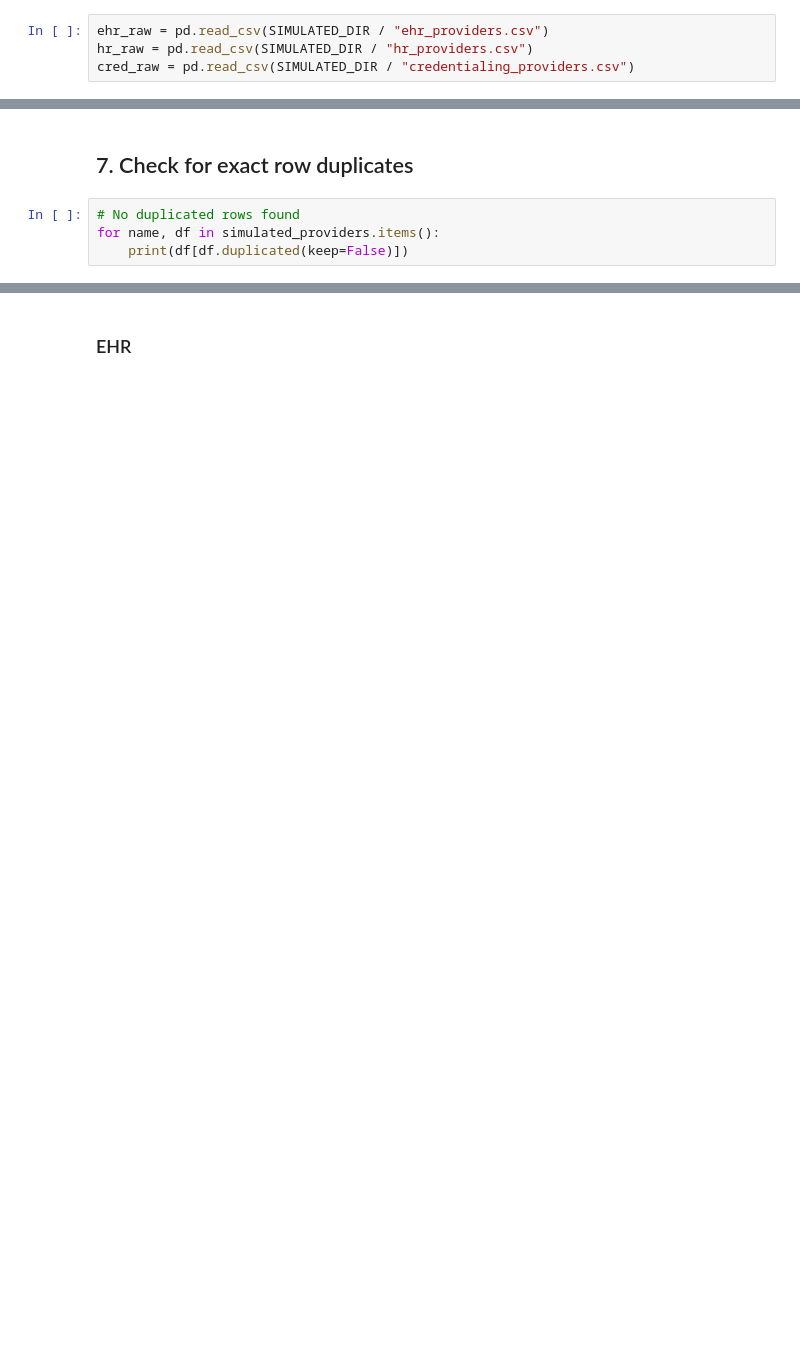
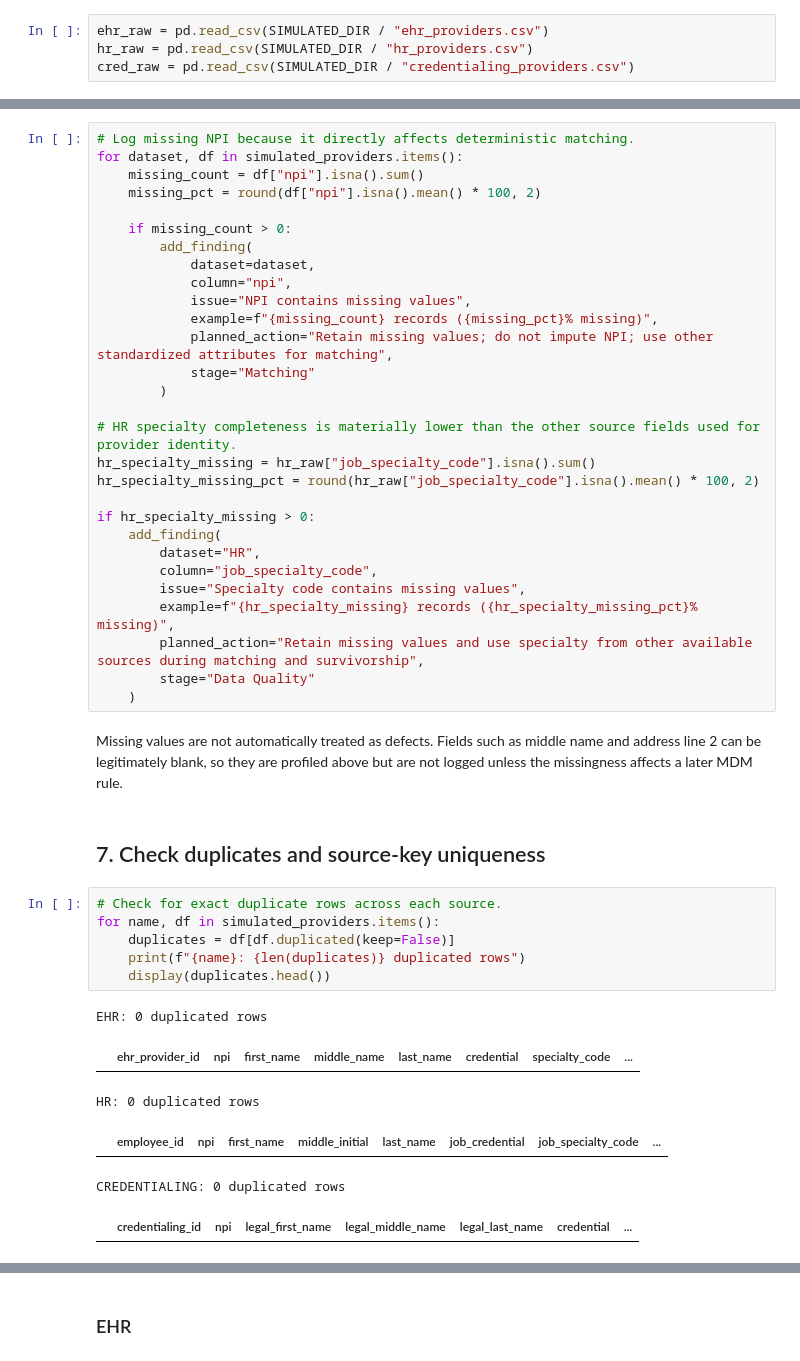
Before and after one commit to monkikat/provider-mdm-pimcore, a Jupyter notebook: notebooks/profiling_source_data.ipynb, the cells around one changed output, grey strips where cells are left out. Saved outputs shown, nothing was run; the diff lists cells and outputs as text; blank space fills up the shorter version.

```diff
--- a/notebooks/profiling_source_data.ipynb
+++ b/notebooks/profiling_source_data.ipynb
@@ -130,6 +205,46 @@ for name, df in simulated_providers.items():
+# %%
+# Log missing NPI because it directly affects deterministic matching.
+for dataset, df in simulated_providers.items():
+    missing_count = df["npi"].isna().sum()
+    missing_pct = round(df["npi"].isna().mean() * 100, 2)
+
+    if missing_count > 0:
+        add_finding(
+            dataset=dataset,
+            column="npi",
+            issue="NPI contains missing values",
+            example=f"{missing_count} records ({missing_pct}% missing)",
+            planned_action="Retain missing values; do not impute NPI; use other standardized attributes for matching",
+            stage="Matching"
+        )
+
+# HR specialty completeness is materially lower than the other source fields used for provider identity.
+hr_specialty_missing = hr_raw["job_specialty_code"].isna().sum()
+hr_specialty_missing_pct = round(hr_raw["job_specialty_code"].isna().mean() * 100, 2)
+
+if hr_specialty_missing > 0:
+    add_finding(
+        dataset="HR",
+        column="job_specialty_code",
+        issue="Specialty code contains missing values",
+        example=f"{hr_specialty_missing} records ({hr_specialty_missing_pct}% missing)",
+        planned_action="Retain missing values and use specialty from other available sources during matching and survivorship",
+        stage="Data Quality"
+    )
+# %% [markdown]
+Missing values are not automatically treated as defects. Fields such as middle name and address line 2 can be legitimately blank, so they are profiled above but are not logged unless the missingness affects a later MDM rule.
 # %% [markdown]
-## 7. Check for exact row duplicates
+## 7. Check duplicates and source-key uniqueness
 # %%
-# No duplicated rows found
+# Check for exact duplicate rows across each source.
 for name, df in simulated_providers.items():
-    print(df[df.duplicated(keep=False)])
+    duplicates = df[df.duplicated(keep=False)]
+    print(f"{name}: {len(duplicates)} duplicated rows")
+    display(duplicates.head())
+# %% [output]
+EHR: 0 duplicated rows
+|  | ehr_provider_id | npi | first_name | middle_name | last_name | credential | specialty_code | ... |
+HR: 0 duplicated rows
+|  | employee_id | npi | first_name | middle_initial | last_name | job_credential | job_specialty_code | ... |
+CREDENTIALING: 0 duplicated rows
+|  | credentialing_id | npi | legal_first_name | legal_middle_name | legal_last_name | credential | ... |
```
Also changed, not shown: parts of 94 cells of this notebook, 1 other file.
